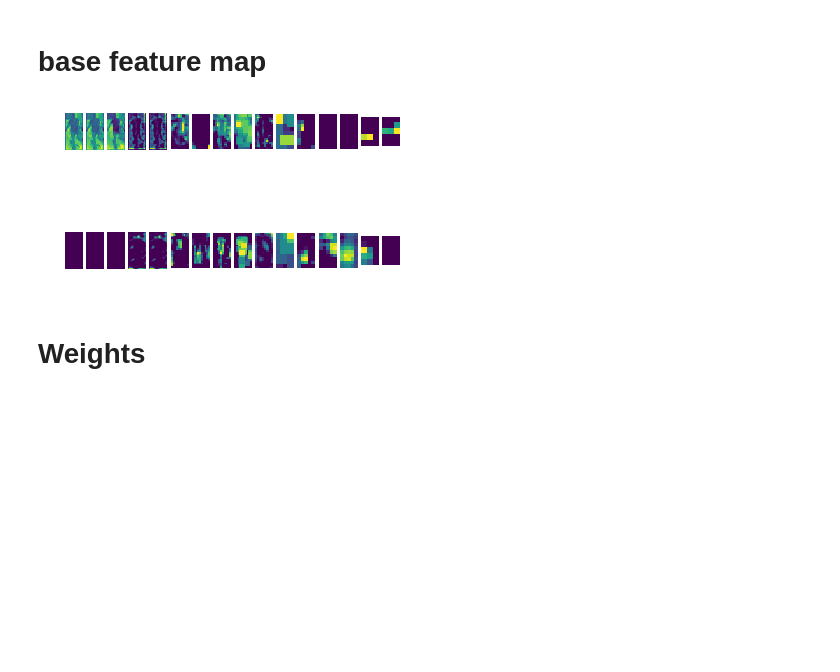
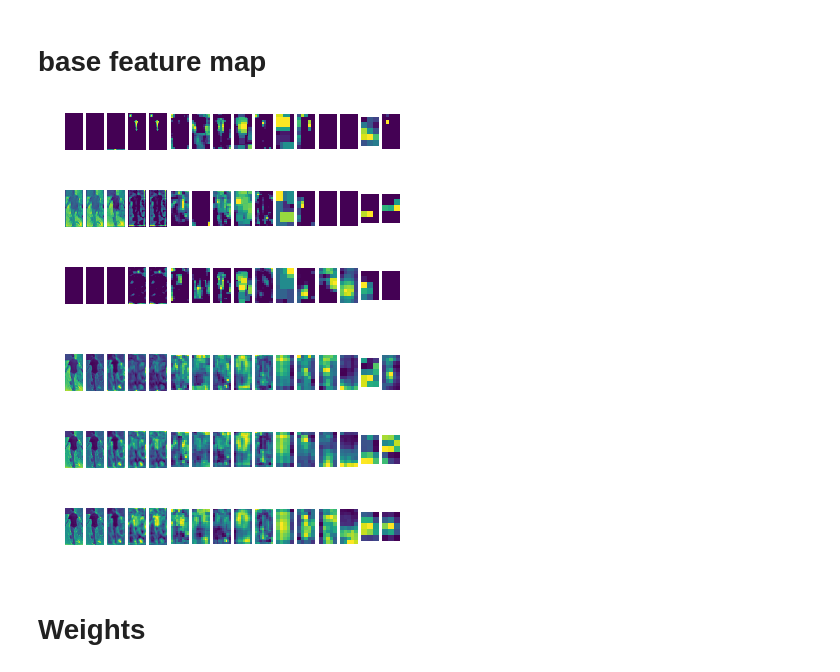
Before and after one commit to waterahr/HR-Net, a Jupyter notebook: notebook/plot_featuremap&weights.ipynb, the cells around one changed output. Drawn from its saved outputs; the diff is of its cells as text; code cells hidden in the pictures; blank space fills up the shorter version.

```diff
--- a/notebook/plot_featuremap&weights.ipynb
+++ b/notebook/plot_featuremap&weights.ipynb
@@ -278,9 +261,57 @@ def extract_features_batch_allmodels(model, x, filter_id, layer_num_list, path):
 
 #for i in range(20):
 #    print("filter_", str(i))
-extract_features_batch_allmodels([model_h, model_g], img_arr, 0, [1, 2, 3, 4, 5, 10, 15, 20, 25, 30, 40, 50, 70, 90, 110, 130], '../results/samples/sample_all_model_filter'+str(i)+'.jpg')
+extract_features_batch_allmodels([model_hr, model_h, model_g], img_arr, 0, [1, 2, 3, 4, 5, 10, 15, 20, 25, 30, 40, 50, 70, 90, 110, 130], '../results/samples/sample_all_model_filter'+str(0)+'.jpg')
 # %% [output]
-[figure, old version]
+[figure, new version]
+# %%
+def extract_sumfeatures_allmodels(model, x, layer_id, layer_num_list):
+    '''
+    提取指定模型指定层指定数目的feature map并输出到一幅图上.
+    :param ins: 模型实例
+    if len(ins) != 2:
+        print('parameter error:(model, instance)')
+        return None
+    :param layer_id: 提取指定层特征
+    :param filters: 每层提取的feature map数
+    :param layer_num_list: 一共提取多少层feature map
+    :return: None
+    '''
+    for i in range(len(model)):
+        if type(layer_id) == type(1):
+            model_extractfeatures = Model(inputs=model[i].input, outputs=model[i].get_layer(index=layer_id).output)
+        else:
+            model_extractfeatures = Model(inputs=model[i].input, outputs=model[i].get_layer(name=layer_id).output)
+        #model_extractfeatures.summary()
+        fc2_features = model_extractfeatures.predict(x)
+        #plt.subplots_adjust(left=0, right=1, bottom=0, top=1)
+        plt.subplot(len(model), len(layer_num_list), layer_num_list.index(layer_id) + 1 + i * len(layer_num_list) )
+        plt.axis("off")
+        plt.imshow(np.sum(fc2_features[0, :, :, :], axis=2))
+        plt.savefig("../results/1.jpg", dpi=250, quality=95)
+
+# 层数、模型、卷积核数
+def extract_sumfeatures_batch_allmodels(model, x, layer_num_list, path):
+    '''
+    批量提取特征
+    :param layer_num: 层数
+    :param model: 模型
+    :param filters: feature map数
+    :return: None
+    '''
+    #plt.figure(figsize=(filters, layer_num))
+    plt.subplot(len(model), len(layer_num_list), 1)
+    for i in layer_num_list:
+        extract_sumfeatures_allmodels(model, x, i, layer_num_list)
+    plt.savefig(path, dpi=250, quality=95)
+    plt.show()
+
+
+#for i in range(20):
+#    print("filter_", str(i))
+extract_sumfeatures_batch_allmodels([model_hr, model_h, model_g], img_arr, [1, 2, 3, 4, 5, 10, 15, 20, 25, 30, 40, 50, 70, 90, 110, 130], '../results/samples/sample_all_model_filter'+str(0)+'.jpg')
+# %% [output]
+[figure, added]
 # %%
 Model(inputs=model.input, outputs=model.get_layer(index=layer_id).output)
 # %% [markdown]
```
Also changed, not shown: parts of 4 cells of this notebook, 4 other files.
